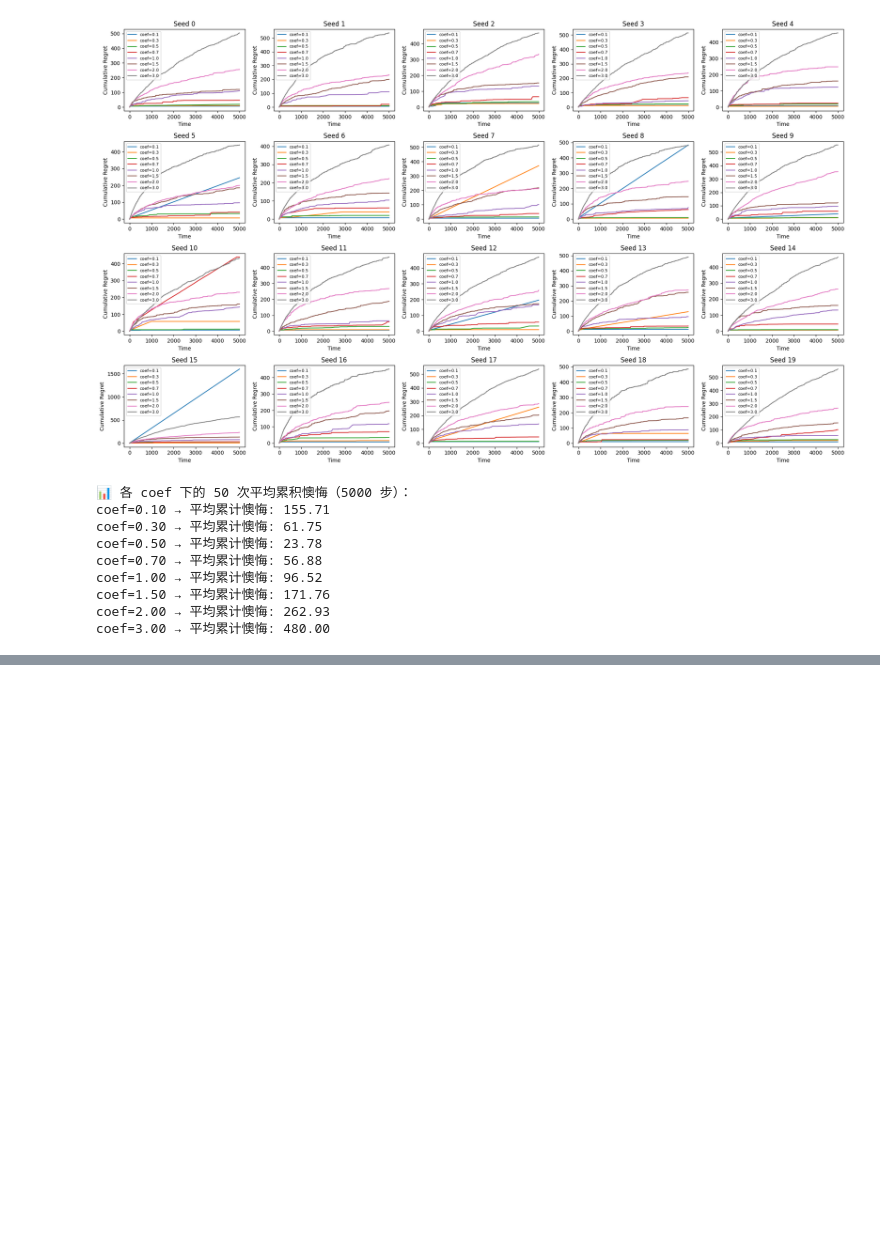
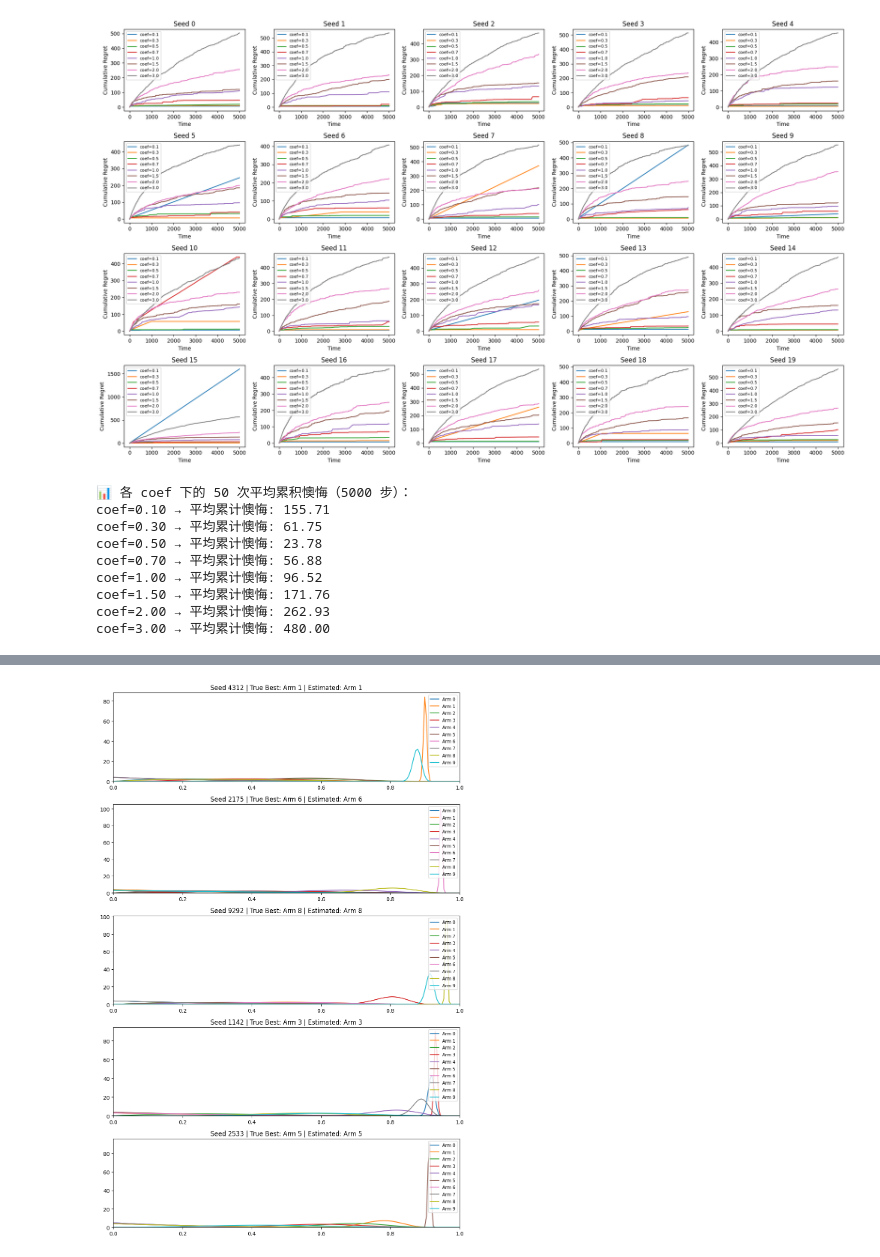
Before and after one commit to TianYu-Geng/RL_Practice, a Jupyter notebook: 第2章-多臂老虎机问题.ipynb, the cells around one changed output, grey strips where cells are left out. Cells and saved outputs as stored; diff of their text form; code cells hidden in the pictures; blank space fills up the shorter version.

```diff
--- a/第2章-多臂老虎机问题.ipynb
+++ b/第2章-多臂老虎机问题.ipynb
@@ -494,0 +507,41 @@ Step 0:
+# %%
+# 比较不同种子下的结果
+results = []
+seeds = np.random.randint(0, 10000, 5)
+K = 10
+steps = 5000
+
+for seed in seeds:
+    np.random.seed(seed)
+    bandit = BernoulliBandit(K)
+    solver = ThompsonSampling(bandit)
+    for _ in range(steps):
+        solver.run_one_step()
+    results.append({
+        'seed': seed,
+        'a': solver._a.copy(),
+        'b': solver._b.copy(),
+        'selection_count': solver.selection_count.copy(),
+        'true_best': bandit.best_idx,
+        'estimated_best': np.argmax(solver._a / (solver._a + solver._b))
+    })
+
+# 可视化每个随机种子的 Beta 分布
+fig, axes = plt.subplots(len(seeds), 1, figsize=(10, 3 * len(seeds)))
+x = np.linspace(0, 1, 200)
+
+for idx, res in enumerate(results):
+    a, b = res['a'], res['b']
+    ax = axes[idx]
+    for i in range(K):
+        y = beta.pdf(x, a[i], b[i])
+        ax.plot(x, y, label=f"Arm {i}")
+    ax.set_title(f"Seed {res['seed']} | True Best: Arm {res['true_best']} | Estimated: Arm {res['estimated_best']}")
+    ax.set_xlim(0, 1)
+    ax.set_ylim(0, None)
+    ax.legend(loc="upper right", fontsize='small')
+
+plt.tight_layout()
+plt.show()
+# %% [output]
+[figure, added]
```
Also changed, not shown: parts of 3 cells of this notebook.
